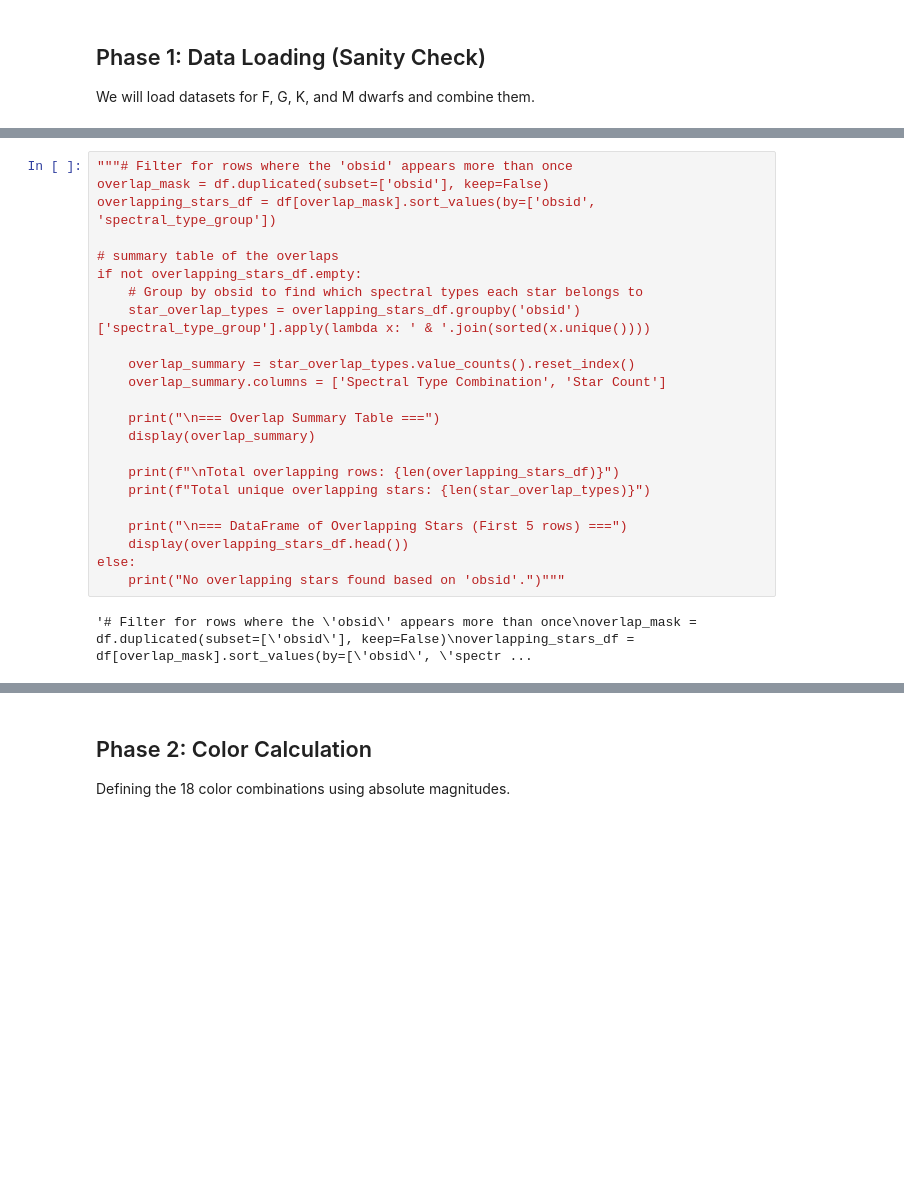
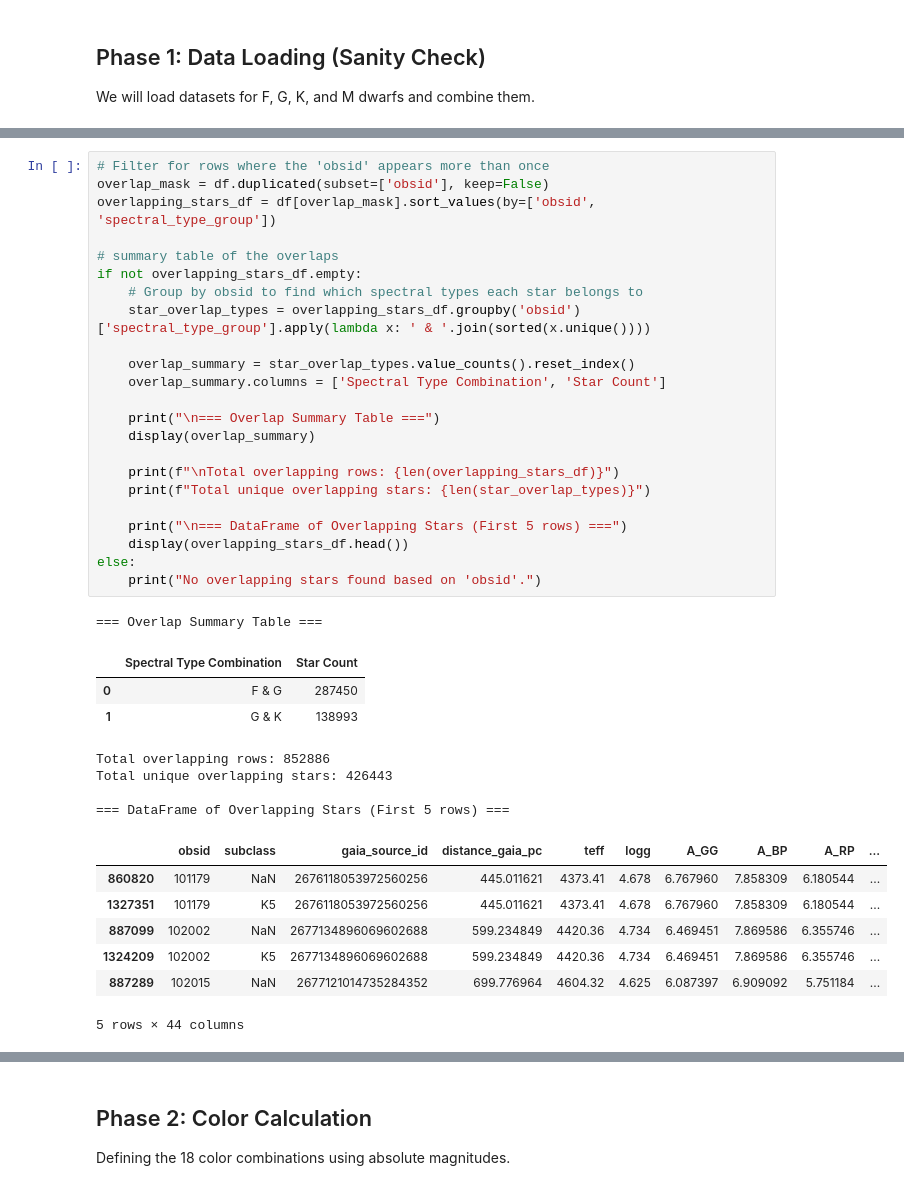
Before and after one commit to BrightonLiu-zZ/cool-dwarf_stellar_parameter_inference_from_survey_data, a Jupyter notebook: notebooks/consolidated_color_teff_analysis.ipynb, the cells around one changed output, grey strips where cells are left out. Saved outputs shown, nothing was run; the diff lists cells and outputs as text; blank space fills up the shorter version.

```diff
--- a/notebooks/consolidated_color_teff_analysis.ipynb
+++ b/notebooks/consolidated_color_teff_analysis.ipynb
@@ -57,27 +57,41 @@ Total combined rows: 1446236
 Teff range: 3114 K to 8435 K
 # %%
-"""# Filter for rows where the 'obsid' appears more than once
+# Filter for rows where the 'obsid' appears more than once
 overlap_mask = df.duplicated(subset=['obsid'], keep=False)
 overlapping_stars_df = df[overlap_mask].sort_values(by=['obsid', 'spectral_type_group'])
 
 # summary table of the overlaps
 if not overlapping_stars_df.empty:
     # Group by obsid to find which spectral types each star belongs to
     star_overlap_types = overlapping_stars_df.groupby('obsid')['spectral_type_group'].apply(lambda x: ' & '.join(sorted(x.unique())))
 
     overlap_summary = star_overlap_types.value_counts().reset_index()
     overlap_summary.columns = ['Spectral Type Combination', 'Star Count']
 
     print("\n=== Overlap Summary Table ===")
     display(overlap_summary)
 
     print(f"\nTotal overlapping rows: {len(overlapping_stars_df)}")
     print(f"Total unique overlapping stars: {len(star_overlap_types)}")
 
     print("\n=== DataFrame of Overlapping Stars (First 5 rows) ===")
     display(overlapping_stars_df.head())
 else:
-    print("No overlapping stars found based on 'obsid'.")"""
+    print("No overlapping stars found based on 'obsid'.")
 # %% [output]
-'# Filter for rows where the \'obsid\' appears more than once\noverlap_mask = df.duplicated(subset=[\'obsid\'], keep=False)\noverlapping_stars_df = df[overlap_mask].sort_values(by=[\'obsid\', \'spectr ...
+=== Overlap Summary Table ===
+|  | Spectral Type Combination | Star Count |
+| 0 | F & G | 287450 |
+| 1 | G & K | 138993 |
+Total overlapping rows: 852886
+Total unique overlapping stars: 426443
+
+=== DataFrame of Overlapping Stars (First 5 rows) ===
+|  | obsid | subclass | gaia_source_id | distance_gaia_pc | teff | logg | A_GG | A_BP | A_RP | ... |
+| 860820 | 101179 | NaN | 2676118053972560256 | 445.011621 | 4373.41 | 4.678 | 6.767960 | 7.858309 | 6.180544 | ... |
+| 1327351 | 101179 | K5 | 2676118053972560256 | 445.011621 | 4373.41 | 4.678 | 6.767960 | 7.858309 | 6.180544 | ... |
+| 887099 | 102002 | NaN | 2677134896069602688 | 599.234849 | 4420.36 | 4.734 | 6.469451 | 7.869586 | 6.355746 | ... |
+| 1324209 | 102002 | K5 | 2677134896069602688 | 599.234849 | 4420.36 | 4.734 | 6.469451 | 7.869586 | 6.355746 | ... |
+| 887289 | 102015 | NaN | 2677121014735284352 | 699.776964 | 4604.32 | 4.625 | 6.087397 | 6.909092 | 5.751184 | ... |
+5 rows × 44 columns
 # %%
```
Also changed, not shown: parts of 6 cells of this notebook, 16 other files.
